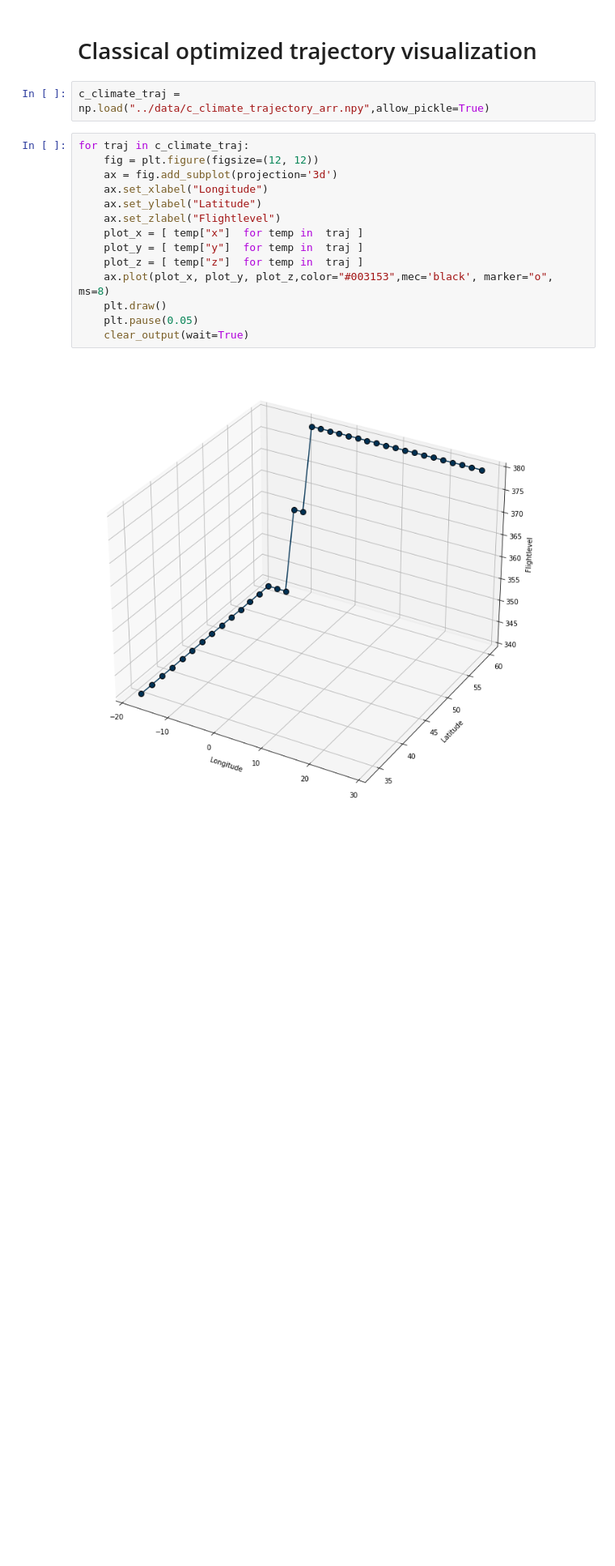
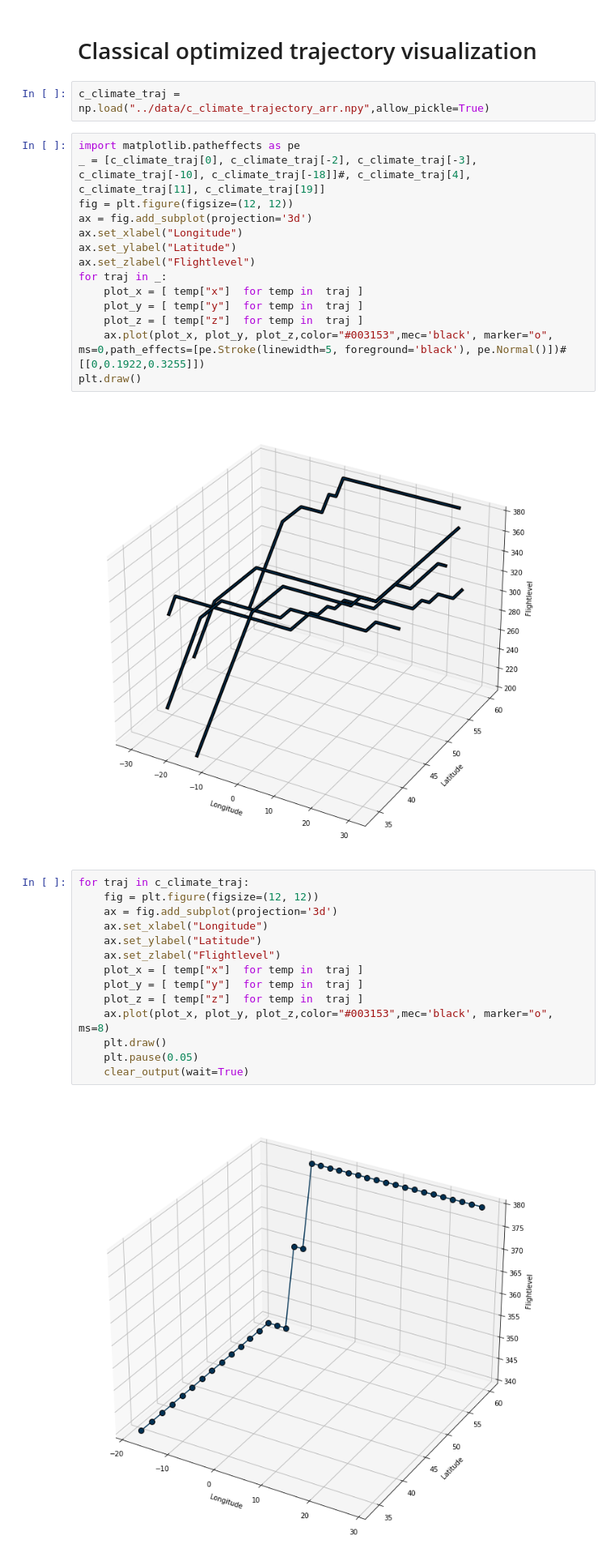
Before and after one commit to FelixFrohnertDB/Quantum-Challenge, a Jupyter notebook: notebooks/Quantum Climate Challenge - Trajectory Visualization.ipynb, the cells around one changed output. Shown: that part at 81% size. Cells and saved outputs as stored; diff of their text form; blank space fills up the shorter version.

```diff
--- a/notebooks/Quantum Climate Challenge - Trajectory Visualization.ipynb
+++ b/notebooks/Quantum Climate Challenge - Trajectory Visualization.ipynb
@@ -91,6 +91,22 @@ for traj in non_climate_traj:
 # Classical optimized trajectory visualization
 # %%
 c_climate_traj = np.load("../data/c_climate_trajectory_arr.npy",allow_pickle=True)
+# %%
+import matplotlib.patheffects as pe
+_ = [c_climate_traj[0], c_climate_traj[-2], c_climate_traj[-3], c_climate_traj[-10], c_climate_traj[-18]]#, c_climate_traj[4], c_climate_traj[11], c_climate_traj[19]]
+fig = plt.figure(figsize=(12, 12))
+ax = fig.add_subplot(projection='3d')
+ax.set_xlabel("Longitude")
+ax.set_ylabel("Latitude")
+ax.set_zlabel("Flightlevel")
+for traj in _:
+    plot_x = [ temp["x"]  for temp in  traj ]
+    plot_y = [ temp["y"]  for temp in  traj ]
+    plot_z = [ temp["z"]  for temp in  traj ]
+    ax.plot(plot_x, plot_y, plot_z,color="#003153",mec='black', marker="o", ms=0,path_effects=[pe.Stroke(linewidth=5, foreground='black'), pe.Normal()])#[[0,0.1922,0.3255]])
+plt.draw()
+# %% [output]
+[figure, added]
 # %%
 for traj in c_climate_traj:
     fig = plt.figure(figsize=(12, 12))
```
Also changed, not shown: 7 other files.
